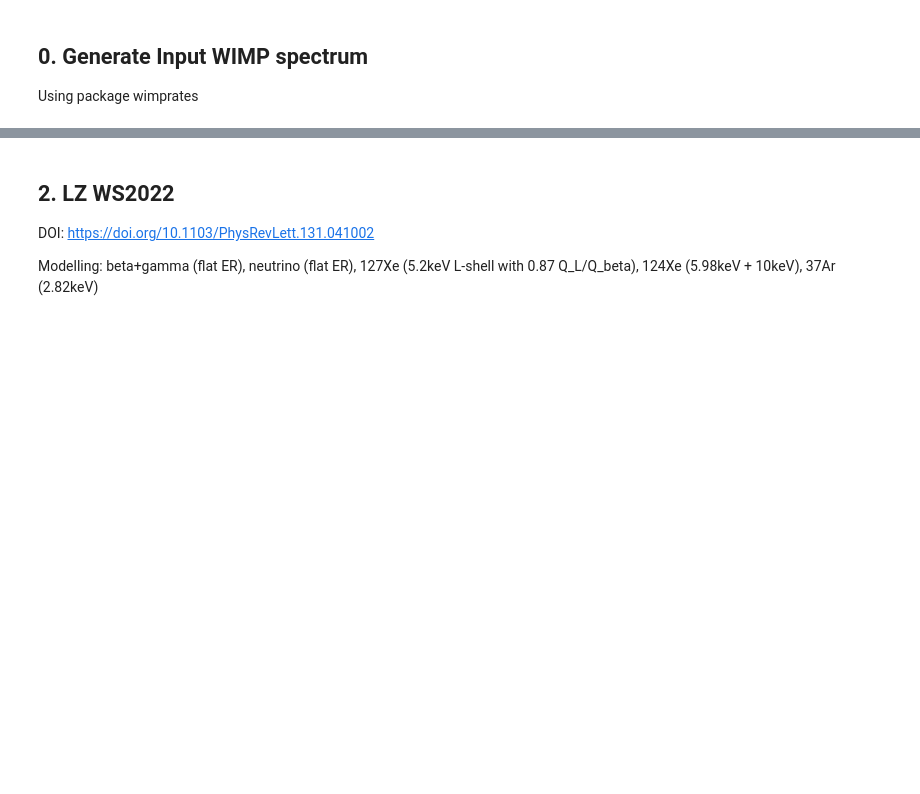
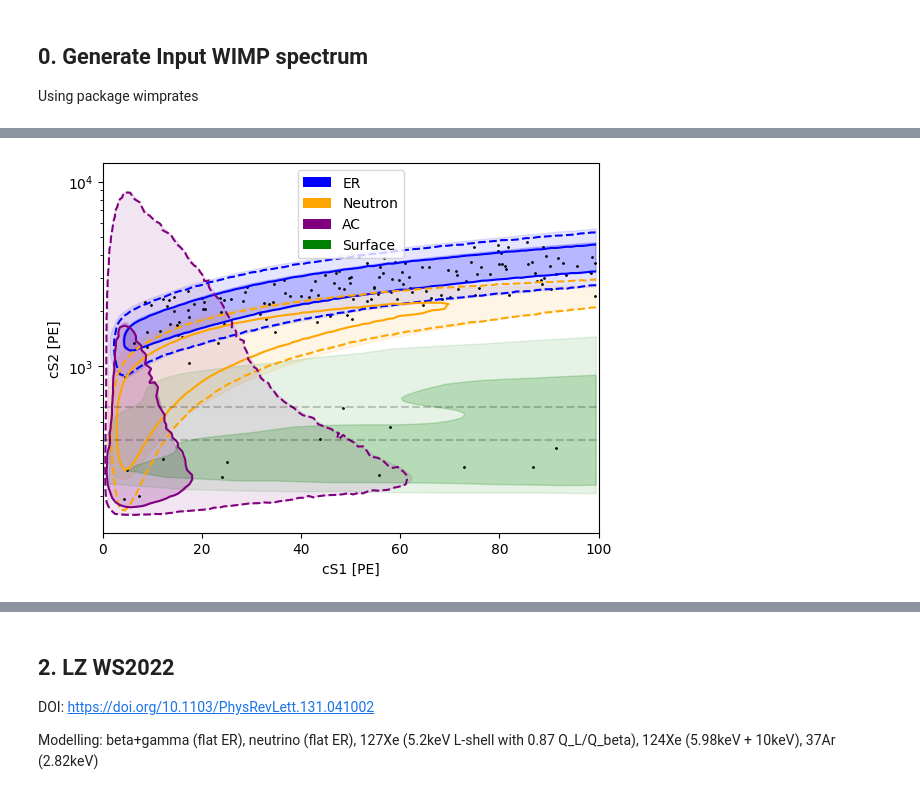
Before and after one commit to mhliu0001/diamx, a Jupyter notebook: notebooks/benchmark.ipynb, the cells around one changed output, grey strips where cells are left out. Drawn from its saved outputs; the diff is of its cells as text; code cells hidden in the pictures; blank space fills up the shorter version.

```diff
--- a/notebooks/benchmark.ipynb
+++ b/notebooks/benchmark.ipynb
@@ -83,2 +198,62 @@ Text(0, 0.5, 'cS2 [PE]')
+# %%
+plot_contours(
+    xenonnt_sr0_st,
+    {
+        "experiment_name": "xenonnt_sr0",
+        "specs": [
+            {
+                "type": "bkg",
+                "bkg_name": "er",
+                "color": "blue",
+                "one_sigma_contour_fname": "xenonnt_sr0_er_1sigma.csv",
+                "two_sigma_contour_fname": "xenonnt_sr0_er_2sigma.csv",
+                "log10_contour": False,
+                "label": "ER",
+            },
+            {
+                "type": "bkg",
+                "bkg_name": "neutron",
+                "color": "orange",
+                "two_sigma_contour_fname": "xenonnt_sr0_neutron_2sigma.csv",
+                "log10_contour": False,
+                "label": "Neutron",
+            },
+            {
+                "type": "bkg",
+                "bkg_name": "ac",
+                "color": "purple",
+                "one_sigma_contour_fname": "xenonnt_sr0_ac_1sigma.csv",
+                "two_sigma_contour_fname": "xenonnt_sr0_ac_2sigma.csv",
+                "log10_contour": False,
+                "label": "AC",
+            },
+            {
+                "type": "bkg",
+                "plot_contour": False,
+                "bkg_name": "surface",
+                "color": "green",
+                "one_sigma_contour_fname": "xenonnt_sr0_surface_1sigma.csv",
+                "two_sigma_contour_fname": "xenonnt_sr0_surface_2sigma.csv",
+                "log10_contour": False,
+                "label": "Surface",
+            },
+        ],
+    },
+)
+
+data = xenonnt_sr0_st.experiment_instances[0].get_data()
+plt.yscale("log")
+plt.scatter(data["cs1"], data["cs2"], s=1, c="k")
+plt.xlim(0, 100)
+plt.ylim(10**2.1, 10**4.1)
+
+plt.axhline(600, color="k", linestyle="--", alpha=0.2)
+plt.axhline(400, color="k", linestyle="--", alpha=0.2)
+
+plt.xlabel("cS1 [PE]")
+plt.ylabel("cS2 [PE]")
+plt.savefig("../plots/xenonnt_sr0_cs1_cs2_contours.png", dpi=600, bbox_inches="tight")
+# %% [output]
+[figure, added]
 # %%
 # Reproducing Table I (nominal & best-fit rate)
```
Also changed, not shown: parts of 27 cells of this notebook, 40 other files.
